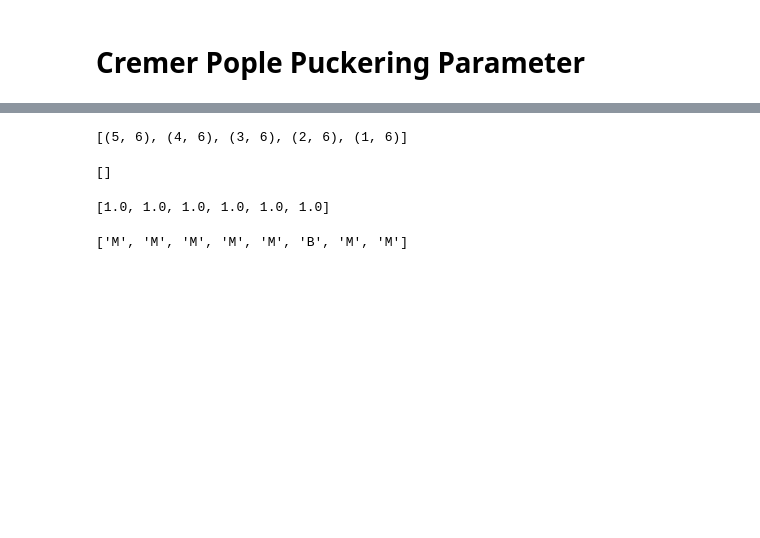
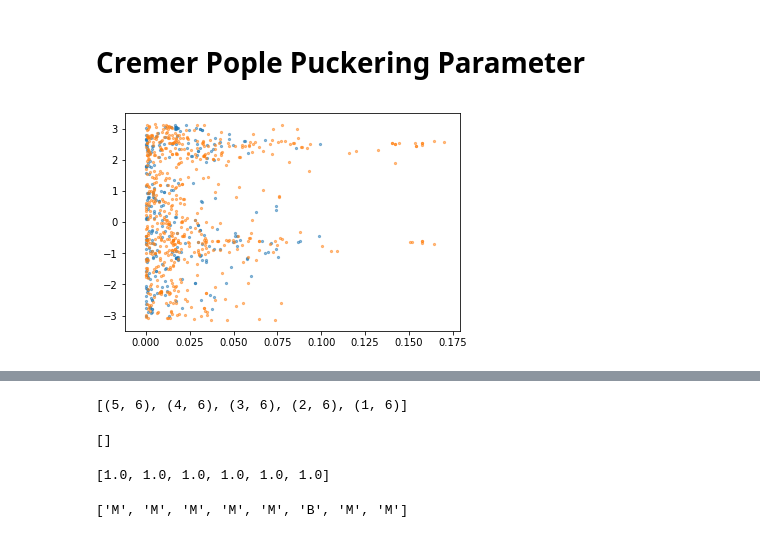
Before and after one commit to lucianlschan/RING, a Jupyter notebook: Macrocycle.ipynb, the cells around one changed output, grey strips where cells are left out. Saved outputs shown, nothing was run; the diff lists cells and outputs as text; code cells hidden in the pictures; blank space fills up the shorter version.

```diff
--- a/Macrocycle.ipynb
+++ b/Macrocycle.ipynb
@@ -13,4 +13,35 @@ import RA
 # Cremer Pople Puckering Parameter
 # %%
 # Five
-five = pd.read_csv("five.csv")
+five = pd.read_csv("data/five.csv")
+# %%
+tidx = []
+idx = []
+eidx = []
+for i, item in enumerate(five[["B0","B1","B2","B3","B4"]].values):
+    if sum(item)!=7.5:
+        tidx.append(i)
+
+aliphatic = five.iloc[tidx].reset_index()
+for i, item in enumerate(aliphatic[["A0","A1","A2","A3","A4"]].values):
+    if list(item)==["M","M","M","M","M"]:
+        idx.append(i)
+    else:
+        eidx.append(i)
+# %%
+mono = aliphatic.iloc[idx]
+other = aliphatic.iloc[eidx]
+# %%
+a1 = mono[mono[["B0","B1","B2","B3","B4"]].sum(axis=1)==6.0]
+a2 = other[other[["B0","B1","B2","B3","B4"]].sum(axis=1)==6.0]
+a3 = mono[mono[["B0","B1","B2","B3","B4"]].sum(axis=1)==5.5]
+a4 = other[other[["B0","B1","B2","B3","B4"]].sum(axis=1)==7]
+a5 = other[other[["B0","B1","B2","B3","B4"]].sum(axis=1)==6.5]
+# %%
+#plt.scatter(a1["q2"],a1["phi2"],s=5,alpha=.5)
+#plt.scatter(a2["q2"],a2["phi2"],s=5,alpha=.5)
+plt.scatter(a4["q2"],a4["phi2"],s=5,alpha=.5)
+plt.scatter(a5["q2"],a5["phi2"],s=5,alpha=.5)
+plt.show()
+# %% [output]
+[figure, added]
```
Also changed, not shown: parts of 12 cells of this notebook.
